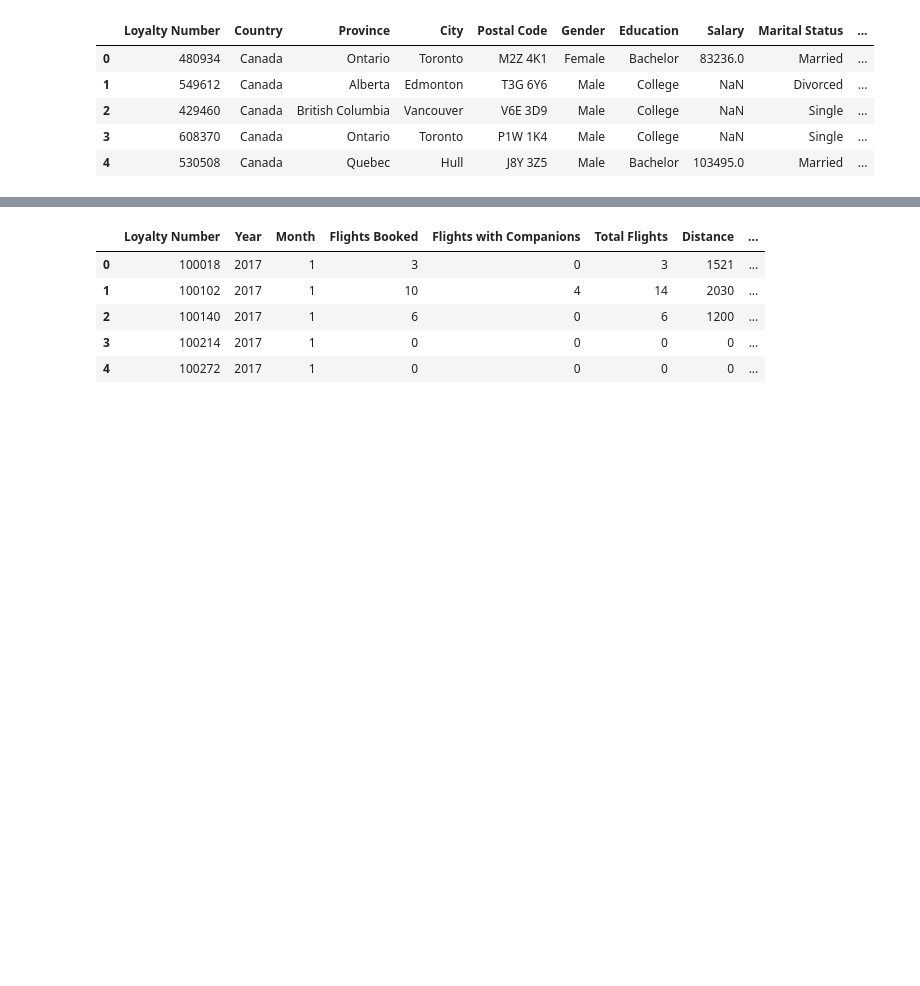
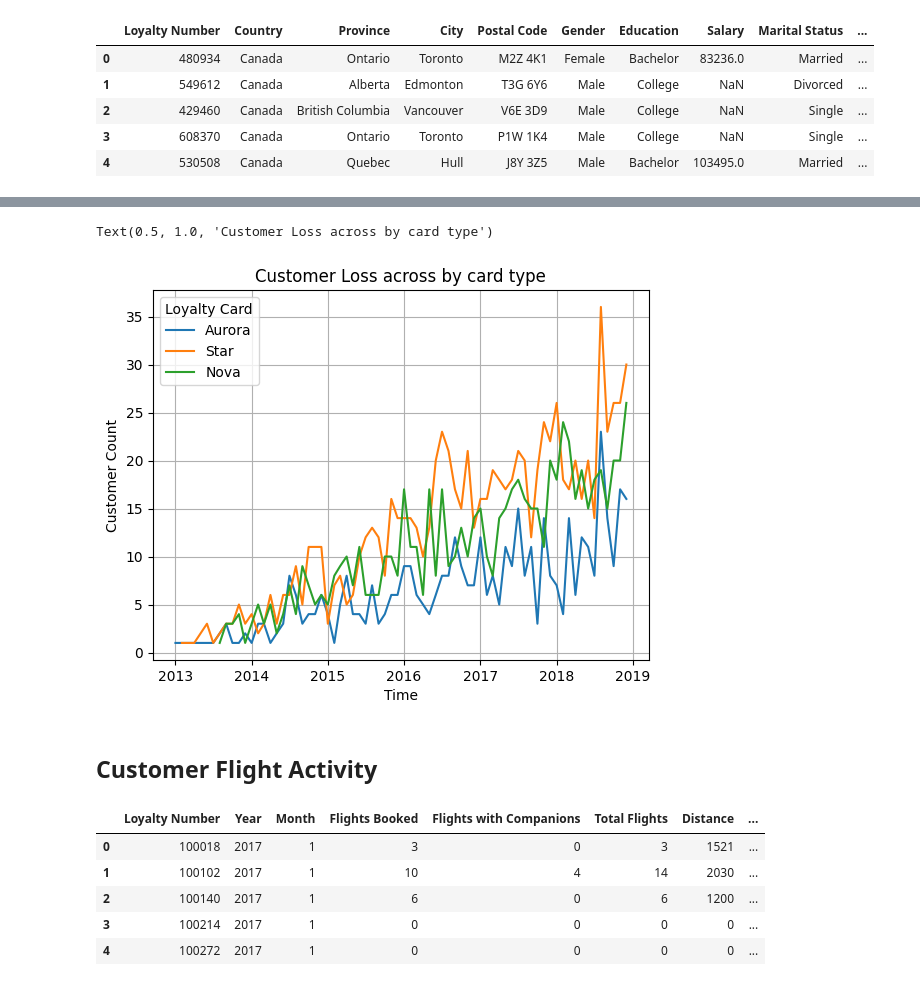
Before and after one commit to Sharath-Devanand/AirCanada-Campaign-Evaluation, a Jupyter notebook: exploratory_analysis.ipynb, the cells around one changed output, grey strips where cells are left out. Saved outputs shown, nothing was run; the diff lists cells and outputs as text; code cells hidden in the pictures; blank space fills up the shorter version.

```diff
--- a/exploratory_analysis.ipynb
+++ b/exploratory_analysis.ipynb
@@ -20,3 +261,22 @@ df_customer.head()
+# %%
+df_cancellation_card_count = df_customer.groupby(['Cancellation Year','Cancellation Month','Loyalty Card']).size().reset_index(name='Count')
+df_cancellation_card_count = df_cancellation_card_count.rename(columns={"Cancellation Year":"year","Cancellation Month":"month"})
+
+df_cancellation_card_count['time'] = pd.to_datetime(
+  df_cancellation_card_count[['year','month']]
+    .assign(day=1)
+)
+# %%
+sns.lineplot(data=df_cancellation_card_count, x="time", y="Count", hue="Loyalty Card")
+plt.grid(True,zorder = 2)
+plt.xlabel('Time')
+plt.ylabel('Customer Count')
+plt.title('Customer Loss across by card type')
+# %% [output]
+Text(0.5, 1.0, 'Customer Loss across by card type')
+[figure, added]
+# %% [markdown]
+## Customer Flight Activity
 # %%
 df_flight.head()
 # %% [output]
```
Also changed, not shown: parts of 50 cells of this notebook, 2 other files.
